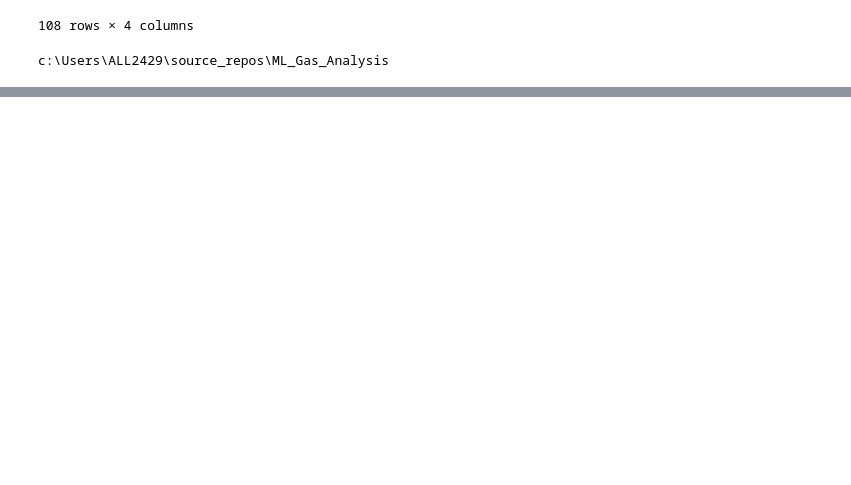
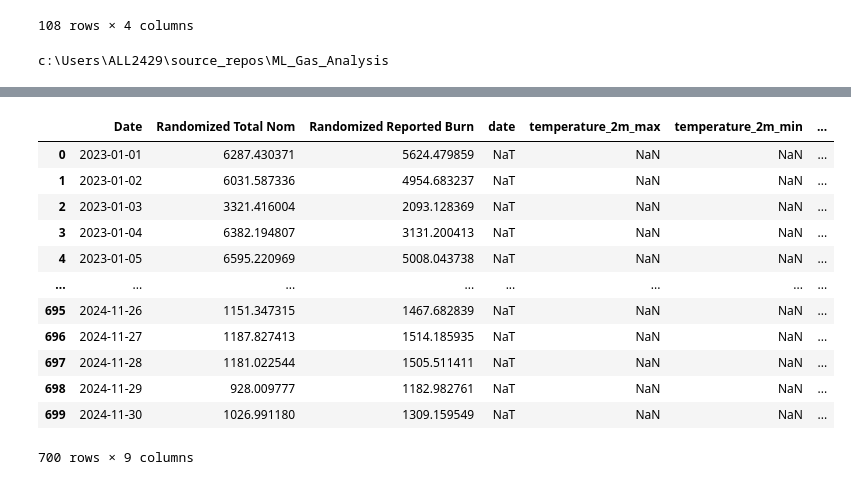
Before and after one commit to allieridgway/source_repos-ML_Gas_Analysis, a Jupyter notebook: ML_Gas_Analysis/five_day_model.ipynb, the cells around one changed output, grey strips where cells are left out. Saved outputs shown, nothing was run; the diff lists cells and outputs as text; code cells hidden in the pictures; blank space fills up the shorter version.

```diff
--- a/ML_Gas_Analysis/five_day_model.ipynb
+++ b/ML_Gas_Analysis/five_day_model.ipynb
@@ -153,2 +127,0 @@ prev_weather
-# %%
-prev_weather = prev_weather.iloc[:, :3]
@@ -170,0 +128,5 @@ prev_weather
+# %%
+#Remove Unwanted Columns from Reported Burns
+reported_burns1 =reported_burns.drop('Unnamed: 0', axis=1)
+#reported_burns["Date"].dtype
+reported_burns1['Date']
@@ -170,0 +146,4 @@ prev_weather
+# %%
+#Remove unwatned columns from prev_weather
+prev_weather1 = prev_weather.iloc[:, :3]
+#prev_weather1
@@ -170,0 +170,20 @@ prev_weather
+# %%
+#Combine all the dfs
+df1 = pd.merge(reported_burns1, api_weather, how = 'left', left_on='Date', right_on='date')
+df_final = pd.merge(df1, prev_weather1, how='left', on = 'Date')
+df_final
+#ddf1f_test
+# %% [output]
+|  | Date | Randomized Total Nom | Randomized Reported Burn | date | temperature_2m_max | temperature_2m_min | ... |
+| 0 | 2023-01-01 | 6287.430371 | 5624.479859 | NaT | NaN | NaN | ... |
+| 1 | 2023-01-02 | 6031.587336 | 4954.683237 | NaT | NaN | NaN | ... |
+| 2 | 2023-01-03 | 3321.416004 | 2093.128369 | NaT | NaN | NaN | ... |
+| 3 | 2023-01-04 | 6382.194807 | 3131.200413 | NaT | NaN | NaN | ... |
+| 4 | 2023-01-05 | 6595.220969 | 5008.043738 | NaT | NaN | NaN | ... |
+| ... | ... | ... | ... | ... | ... | ... | ... |
+| 695 | 2024-11-26 | 1151.347315 | 1467.682839 | NaT | NaN | NaN | ... |
+| 696 | 2024-11-27 | 1187.827413 | 1514.185935 | NaT | NaN | NaN | ... |
+| 697 | 2024-11-28 | 1181.022544 | 1505.511411 | NaT | NaN | NaN | ... |
+| 698 | 2024-11-29 | 928.009777 | 1182.982761 | NaT | NaN | NaN | ... |
+| 699 | 2024-11-30 | 1026.991180 | 1309.159549 | NaT | NaN | NaN | ... |
+700 rows × 9 columns
```
Also changed, not shown: parts of 14 cells of this notebook, 1 other file.
